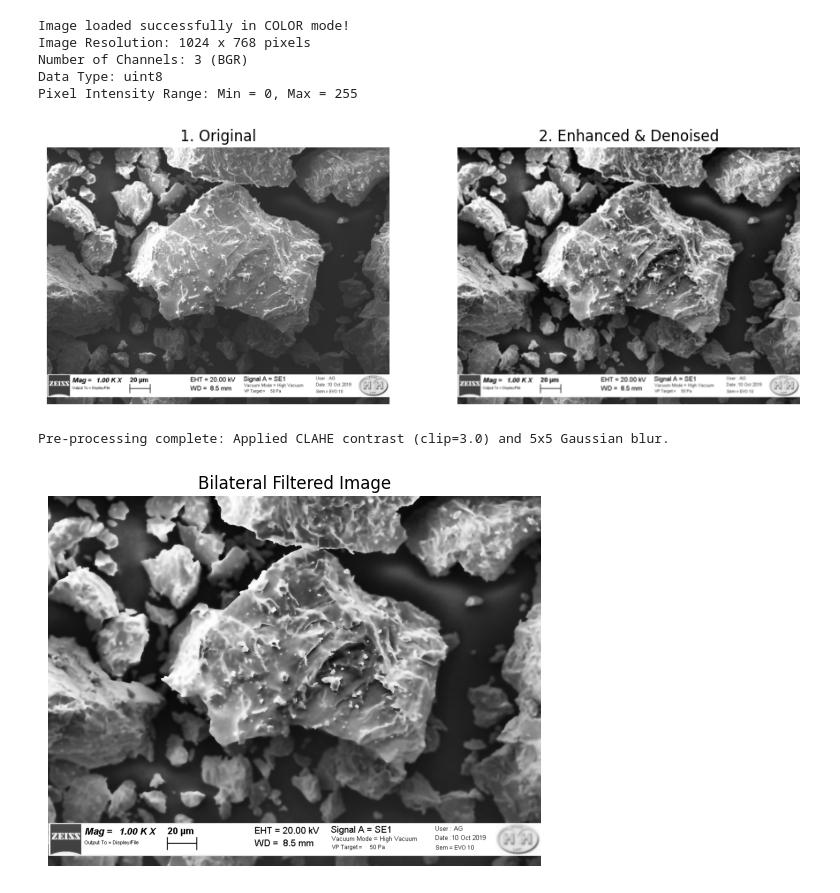
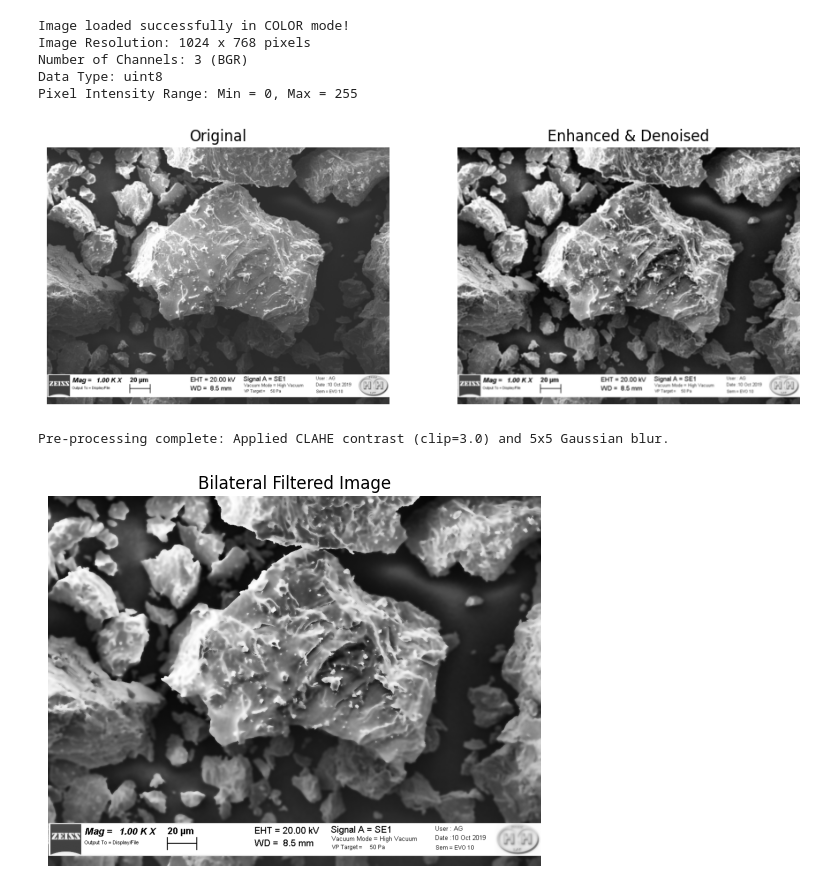
Before and after one commit to alimzmd/Computational-Material-Physics, a Jupyter notebook: XPS-XRD-SEM_An Effective Activation Method for Industrially Produced TiFeMn Powder for Hydrogen Storage/Industrially Produced TiFeMn Powder for Hydrogen Storage.ipynb, the cells around one changed output. Saved outputs shown, nothing was run; the diff lists cells and outputs as text; code cells hidden in the pictures.

```diff
--- a/XPS-XRD-SEM_An Effective Activation Method for Industrially Produced TiFeMn Powder for Hydrogen Storage/Industrially Produced TiFeMn Powder for Hydrogen Storage.ipynb
+++ b/XPS-XRD-SEM_An Effective Activation Method for Industrially Produced TiFeMn Powder for Hydrogen Storage/Industrially Produced TiFeMn Powder for Hydrogen Storage.ipynb
@@ -46,16 +47,16 @@ Pixel Intensity Range: Min = 0, Max = 255
 # %%
 # Contrast Enhancement (CLAHE) and Denoising (Gaussian Blur)
 clahe = cv2.createCLAHE(clipLimit=3.0, tileGridSize=(8, 8))
 img_enhanced = clahe.apply(image_gray)
 img_smoothed = cv2.GaussianBlur(img_enhanced, (5, 5), 0)
 fig, (ax1, ax2) = plt.subplots(1, 2, figsize=(11, 6))
-ax1.imshow(image_gray, cmap='gray'); ax1.set_title("1. Original"); ax1.axis('off')
-ax2.imshow(img_smoothed, cmap='gray'); ax2.set_title("2. Enhanced & Denoised"); ax2.axis('off')
+ax1.imshow(image_gray, cmap='gray'); ax1.set_title("Original"); ax1.axis('off')
+ax2.imshow(img_smoothed, cmap='gray'); ax2.set_title("Enhanced & Denoised"); ax2.axis('off')
 plt.savefig('plots/enhanced and denoised.png')
 plt.show()
 
 print(f"Pre-processing complete: Applied CLAHE contrast (clip=3.0) and 5x5 Gaussian blur.")
 # %% [output]
-[figure, old version]
+[figure, new version]
 Pre-processing complete: Applied CLAHE contrast (clip=3.0) and 5x5 Gaussian blur.
 # %%
```
Also changed, not shown: parts of 23 cells of this notebook, 5 other files.
